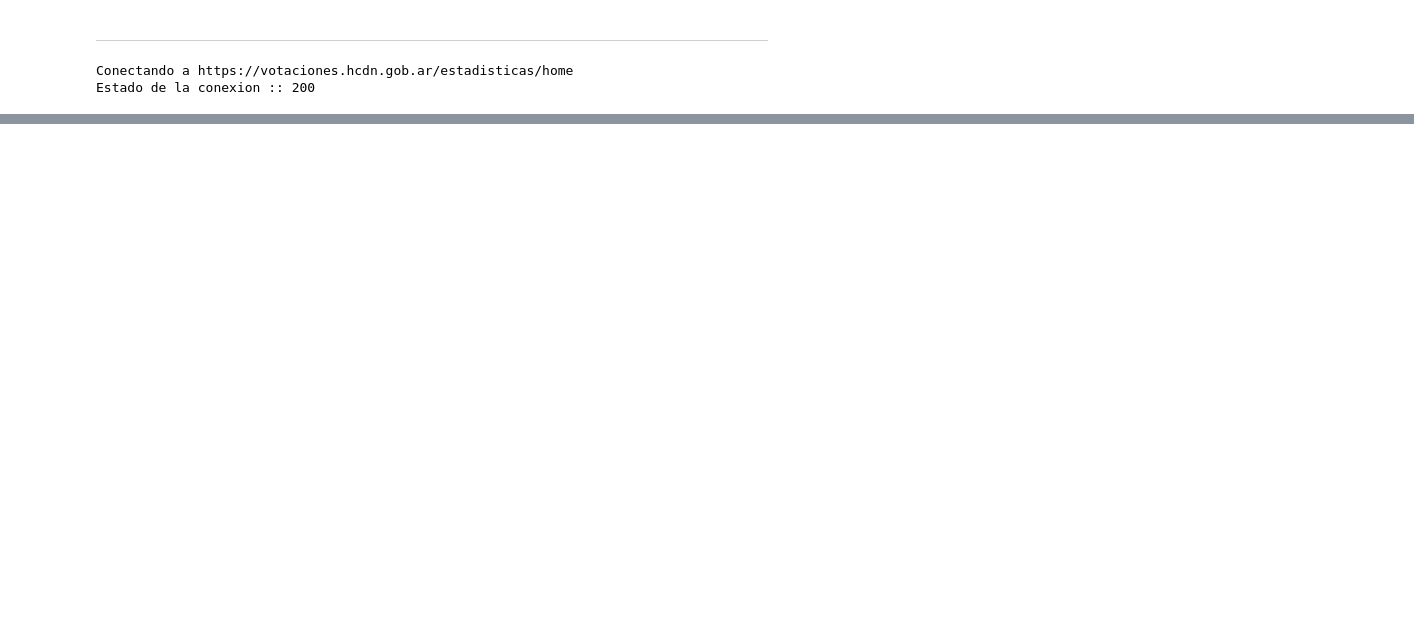
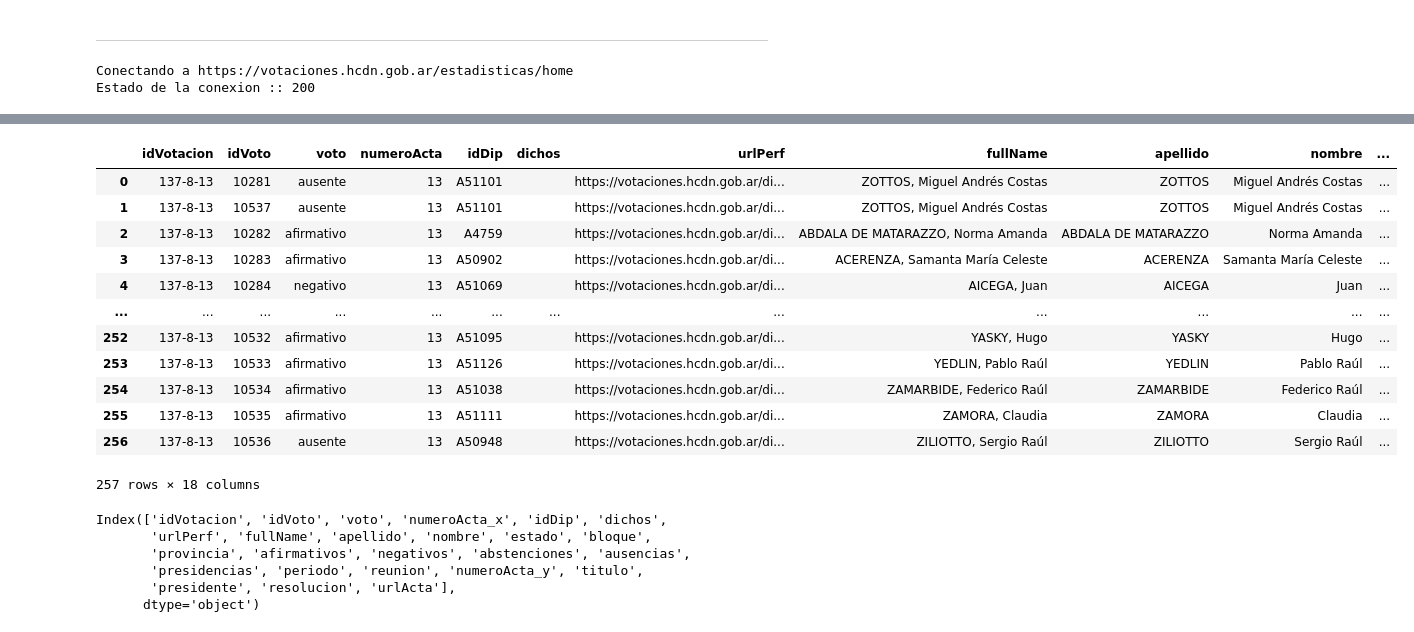
Before and after one commit to Arzanico/scrapingDiputadosArgentina, a Jupyter notebook: ntkForTest.ipynb, the cells around one changed output, grey strips where cells are left out. Saved outputs shown, nothing was run; the diff lists cells and outputs as text; code cells hidden in the pictures; blank space fills up the shorter version.

```diff
--- a/ntkForTest.ipynb
+++ b/ntkForTest.ipynb
@@ -264,0 +304,25 @@ diputados[3]
+# %%
+pd.DataFrame([x for x in votos]).rename(columns={'dip':'idDip'}).merge(pd.DataFrame([x for x in diputados]), how='inner', on='idDip')
+# %% [output]
+|  | idVotacion | idVoto | voto | numeroActa | idDip | dichos | urlPerf | fullName | apellido | nombre | ... |
+| 0 | 137-8-13 | 10281 | ausente | 13 | A51101 |  | https://votaciones.hcdn.gob.ar/di... | ZOTTOS, Miguel Andrés Costas | ZOTTOS | Miguel Andrés Costas | ... |
+| 1 | 137-8-13 | 10537 | ausente | 13 | A51101 |  | https://votaciones.hcdn.gob.ar/di... | ZOTTOS, Miguel Andrés Costas | ZOTTOS | Miguel Andrés Costas | ... |
+| 2 | 137-8-13 | 10282 | afirmativo | 13 | A4759 |  | https://votaciones.hcdn.gob.ar/di... | ABDALA DE MATARAZZO, Norma Amanda | ABDALA DE MATARAZZO | Norma Amanda | ... |
+| 3 | 137-8-13 | 10283 | afirmativo | 13 | A50902 |  | https://votaciones.hcdn.gob.ar/di... | ACERENZA, Samanta María Celeste | ACERENZA | Samanta María Celeste | ... |
+| 4 | 137-8-13 | 10284 | negativo | 13 | A51069 |  | https://votaciones.hcdn.gob.ar/di... | AICEGA, Juan | AICEGA | Juan | ... |
+| ... | ... | ... | ... | ... | ... | ... | ... | ... | ... | ... | ... |
+| 252 | 137-8-13 | 10532 | afirmativo | 13 | A51095 |  | https://votaciones.hcdn.gob.ar/di... | YASKY, Hugo | YASKY | Hugo | ... |
+| 253 | 137-8-13 | 10533 | afirmativo | 13 | A51126 |  | https://votaciones.hcdn.gob.ar/di... | YEDLIN, Pablo Raúl | YEDLIN | Pablo Raúl | ... |
+| 254 | 137-8-13 | 10534 | afirmativo | 13 | A51038 |  | https://votaciones.hcdn.gob.ar/di... | ZAMARBIDE, Federico Raúl | ZAMARBIDE | Federico Raúl | ... |
+| 255 | 137-8-13 | 10535 | afirmativo | 13 | A51111 |  | https://votaciones.hcdn.gob.ar/di... | ZAMORA, Claudia | ZAMORA | Claudia | ... |
+| 256 | 137-8-13 | 10536 | ausente | 13 | A50948 |  | https://votaciones.hcdn.gob.ar/di... | ZILIOTTO, Sergio Raúl | ZILIOTTO | Sergio Raúl | ... |
+257 rows × 18 columns
+# %%
+pd.DataFrame([x for x in votos]).rename(columns={'dip':'idDip'}).merge(pd.DataFrame([x for x in diputados]), how='inner', on='idDip').merge(pd.DataFrame([x for x in actas]).rename(columns={'idActa':'idVotacion'}), how='inner', on='idVotacion').columns
+# %% [output]
+Index(['idVotacion', 'idVoto', 'voto', 'numeroActa_x', 'idDip', 'dichos',
+       'urlPerf', 'fullName', 'apellido', 'nombre', 'estado', 'bloque',
+       'provincia', 'afirmativos', 'negativos', 'abstenciones', 'ausencias',
+       'presidencias', 'periodo', 'reunion', 'numeroActa_y', 'titulo',
+       'presidente', 'resolucion', 'urlActa'],
+      dtype='object')
```
Also changed, not shown: parts of 11 cells of this notebook.
